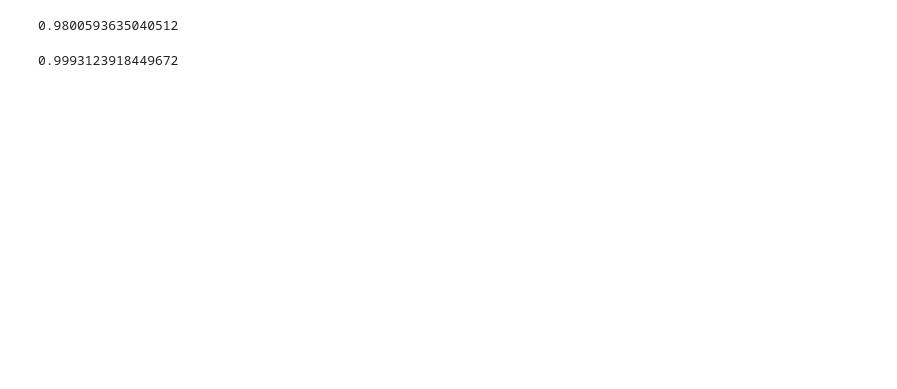
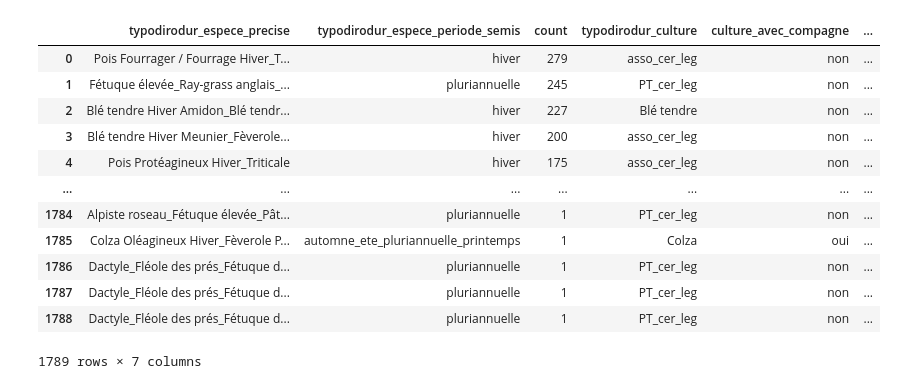
Before and after one commit to beren2/catalogue_script_agrosyst, a Jupyter notebook: 02_outils/scripts/2-test_dirodur_concatener_typo_espece.ipynb, the cells around one changed output. Cells and saved outputs as stored; diff of their text form; code cells hidden in the pictures; blank space fills up the shorter version.

```diff
--- a/02_outils/scripts/2-test_dirodur_concatener_typo_espece.ipynb
+++ b/02_outils/scripts/2-test_dirodur_concatener_typo_espece.ipynb
@@ -163,8 +160,21 @@ df4
-# %%
-(len(df2)-len(df3))/len(df2)
-# %% [output]
-0.9800593635040512
-# %%
-(len(df2)-len(df4))/len(df2)
-# %% [output]
-0.9993123918449672
+# %%
+df3 = df3.merge(MAE_matrice_precise[['typodirodur_espece_precise',
+                     'typodirodur_culture',
+                     'culture_avec_compagne',
+                     'culture_annuelle_asso',
+                     'prairie']], on='typodirodur_espece_precise', how='left')
+df3
+# %% [output]
+|  | typodirodur_espece_precise | typodirodur_espece_periode_semis | count | typodirodur_culture | culture_avec_compagne | ... |
+| 0 | Pois Fourrager / Fourrage Hiver_T... | hiver | 279 | asso_cer_leg | non | ... |
+| 1 | Fétuque élevée_Ray-grass anglais_... | pluriannuelle | 245 | PT_cer_leg | non | ... |
+| 2 | Blé tendre Hiver Amidon_Blé tendr... | hiver | 227 | Blé tendre | non | ... |
+| 3 | Blé tendre Hiver Meunier_Fèverole... | hiver | 200 | asso_cer_leg | non | ... |
+| 4 | Pois Protéagineux Hiver_Triticale | hiver | 175 | asso_cer_leg | non | ... |
+| ... | ... | ... | ... | ... | ... | ... |
+| 1784 | Alpiste roseau_Fétuque élevée_Pât... | pluriannuelle | 1 | PT_cer_leg | non | ... |
+| 1785 | Colza Oléagineux Hiver_Fèverole P... | automne_ete_pluriannuelle_printemps | 1 | Colza | oui | ... |
+| 1786 | Dactyle_Fléole des prés_Fétuque d... | pluriannuelle | 1 | PT_cer_leg | non | ... |
+| 1787 | Dactyle_Fléole des prés_Fétuque d... | pluriannuelle | 1 | PT_cer_leg | non | ... |
+| 1788 | Dactyle_Fléole des prés_Fétuque d... | pluriannuelle | 1 | PT_cer_leg | non | ... |
+1789 rows × 7 columns
```
Also changed, not shown: parts of 11 cells of this notebook.
